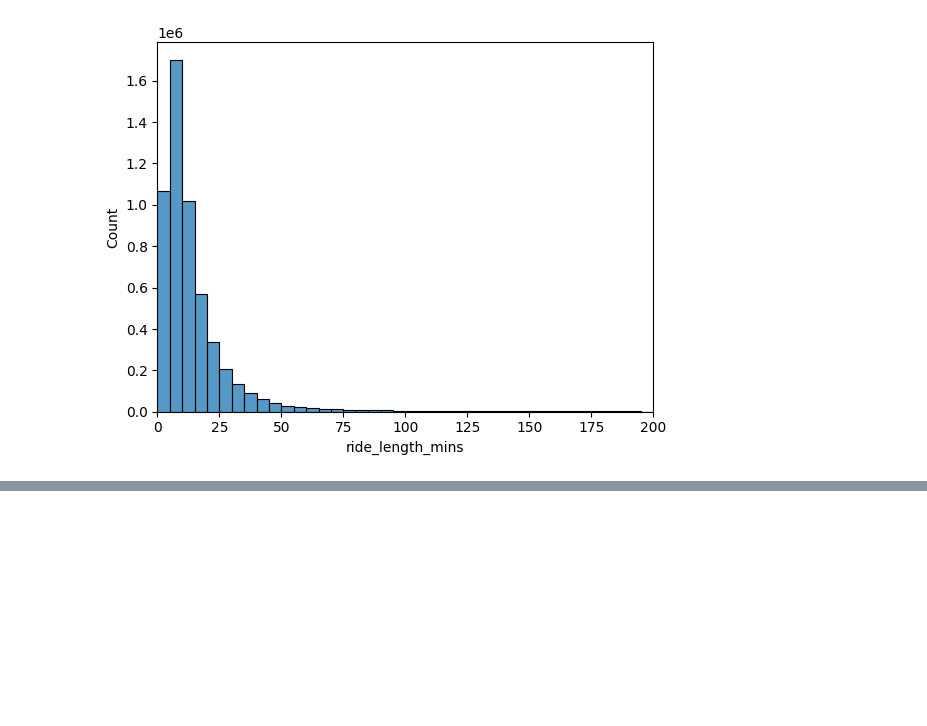
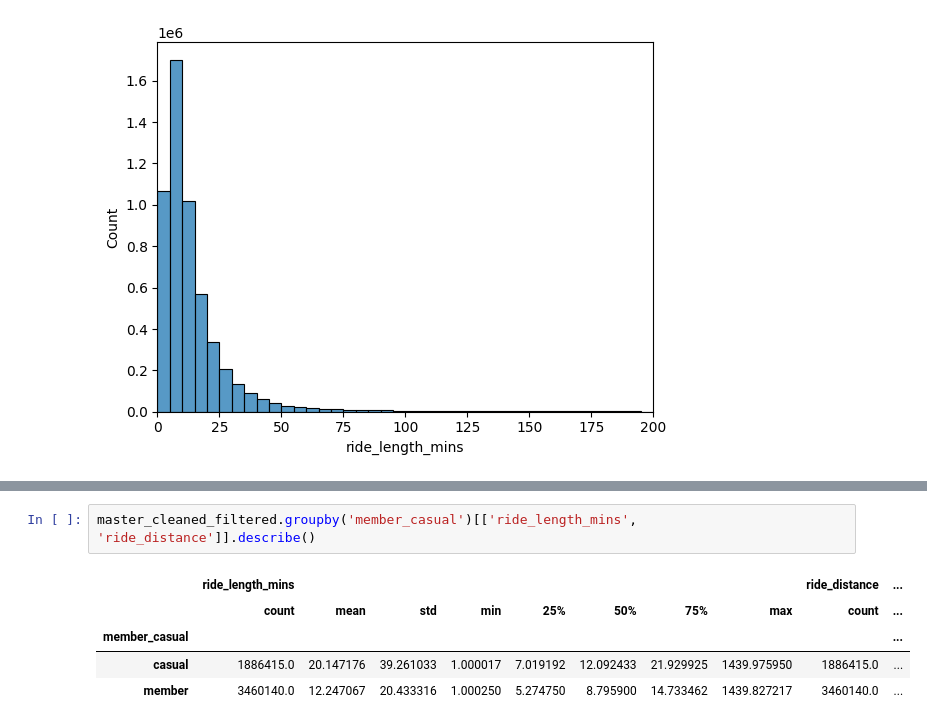
Before and after one commit to premsundar28/Cyclistic, a Jupyter notebook: master.ipynb, the cells around one changed output, grey strips where cells are left out. Drawn from its saved outputs; the diff is of its cells as text; blank space fills up the shorter version.

```diff
--- a/master.ipynb
+++ b/master.ipynb
@@ -339,0 +430,8 @@ plt.show()
+# %%
+master_cleaned_filtered.groupby('member_casual')[['ride_length_mins', 'ride_distance']].describe()
+# %% [output]
+|  | ride_length_mins |  |  |  |  |  |  |  | ride_distance | ... |
+|  | count | mean | std | min | 25% | 50% | 75% | max | count | ... |
+| member_casual |  |  |  |  |  |  |  |  |  | ... |
+| casual | 1886415.0 | 20.147176 | 39.261033 | 1.000017 | 7.019192 | 12.092433 | 21.929925 | 1439.975950 | 1886415.0 | ... |
+| member | 3460140.0 | 12.247067 | 20.433316 | 1.000250 | 5.274750 | 8.795900 | 14.733462 | 1439.827217 | 3460140.0 | ... |
```
Also changed, not shown: parts of 5 cells of this notebook, 3 other files.
